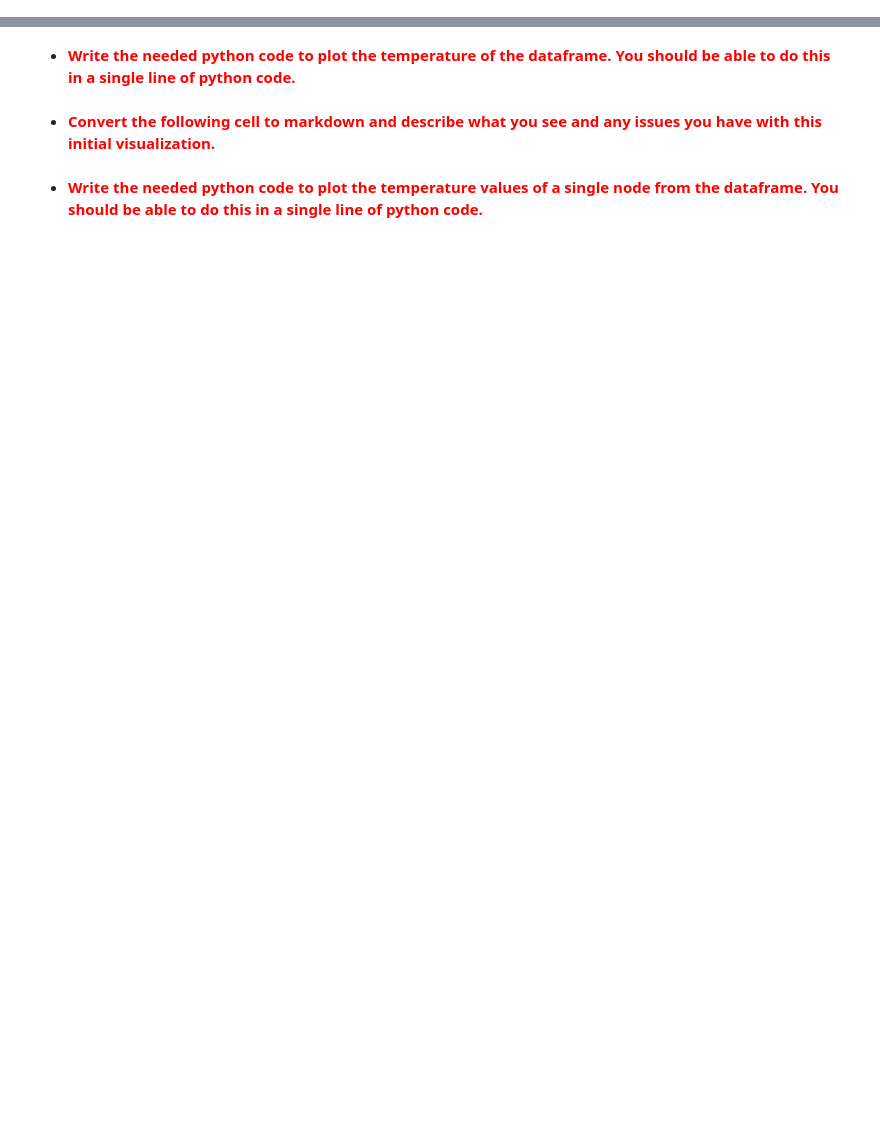
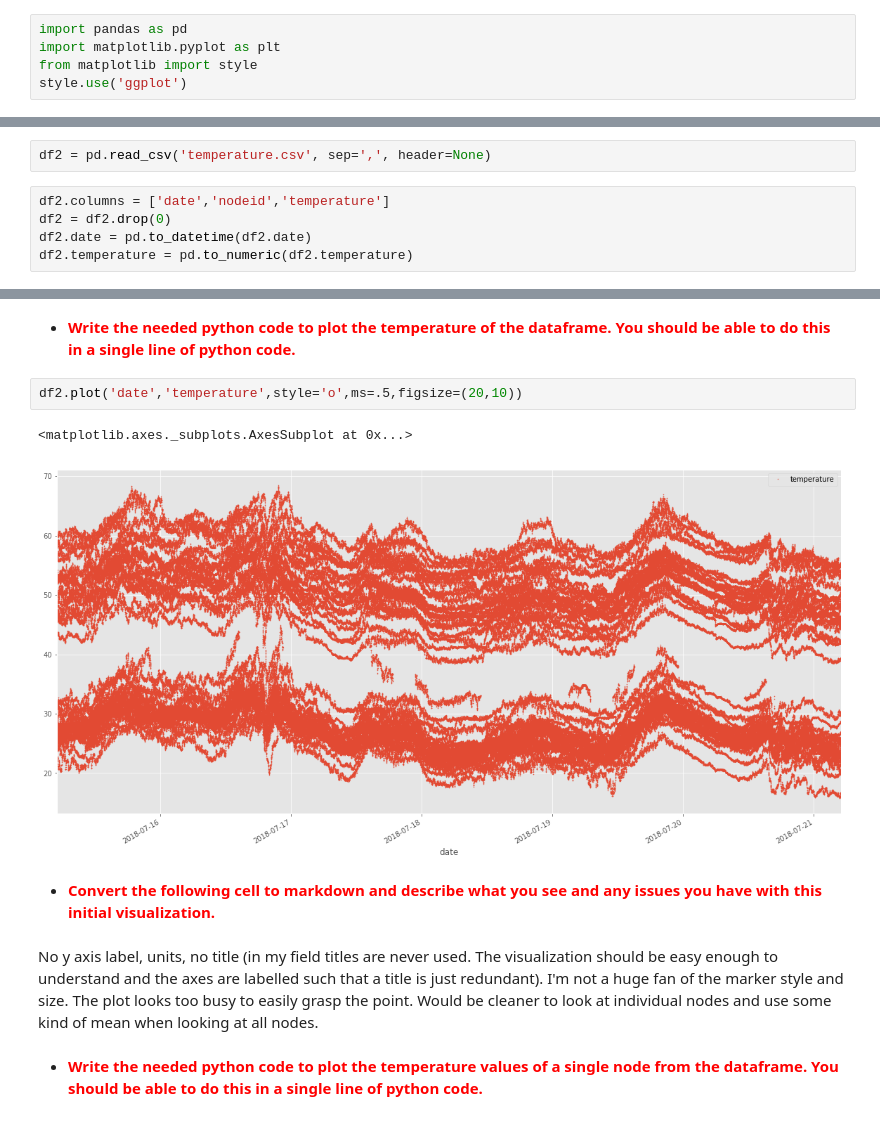
Before and after one commit to eparrish64/csci627-assignment02-eparrish64, a Jupyter notebook: CSCI627-assignment02.ipynb, the cells around one changed output, grey strips where cells are left out. Drawn from its saved outputs; the diff is of its cells as text; blank space fills up the shorter version.

```diff
--- a/CSCI627-assignment02.ipynb
+++ b/CSCI627-assignment02.ipynb
@@ -8,5 +8,10 @@ This assignment will explore the plotting capabilites of python. It will be usin
 It is assumed that you have removed any data with missing values in `london-rain-clean.csv` but that does not mean the data is free of errors.
 # %% [markdown]
 - <span style="color:red">**Convert the following cell to markdown and write a few sentances about what could be other sources of error in the dataset.**</span>
+# %%
+import pandas as pd
+import matplotlib.pyplot as plt
+from matplotlib import style
+style.use('ggplot')
 # %% [markdown]
 - <span style="color:red">**Write the required python code to load the `london-rain-clean.csv` data.**</span>
@@ -39,3 +82,10 @@ Please note, this is **not a final visualization** of the London rain data, ther
 We will now switch to a clean dataset for rest of the lesson.  You do not need to worry about data quality here, this portion of the assigment will focus on ensuring you understand how to code for additional required components in a final visualization.
 # %% [markdown]
 - <span style="color:red">**Write the needed python code to load the `temperature.csv` file into a pandas dataframe.**</span>
+# %%
+df2 = pd.read_csv('temperature.csv', sep=',', header=None)
+# %%
+df2.columns = ['date','nodeid','temperature']
+df2 = df2.drop(0)
+df2.date = pd.to_datetime(df2.date)
+df2.temperature = pd.to_numeric(df2.temperature)
@@ -42,6 +106,13 @@ We will now switch to a clean dataset for rest of the lesson.  You do not need t
 # %% [markdown]
 - <span style="color:red">**Write the needed python code to plot the temperature of the dataframe. You should be able to do this in a single line of python code.**</span>
+# %%
+df2.plot('date','temperature',style='o',ms=.5,figsize=(20,10))
+# %% [output]
+<matplotlib.axes._subplots.AxesSubplot at 0x...>
+[figure, added]
 # %% [markdown]
 - <span style="color:red">**Convert the following cell to markdown and describe what you see and any issues you have with this initial visualization.**</span>
+# %% [markdown]
+No y axis label, units, no title (in my field titles are never used. The visualization should be easy enough to understand and the axes are labelled such that a title is just redundant). I'm not a huge fan of the marker style and size. The plot looks too busy to easily grasp the point. Would be cleaner to look at individual nodes and use some kind of mean when looking at all nodes.
 # %% [markdown]
 - <span style="color:red">**Write the needed python code to plot the temperature values of a single node from the dataframe. You should be able to do this in a single line of python code.**</span>
```
Also changed, not shown: parts of 15 cells of this notebook.
